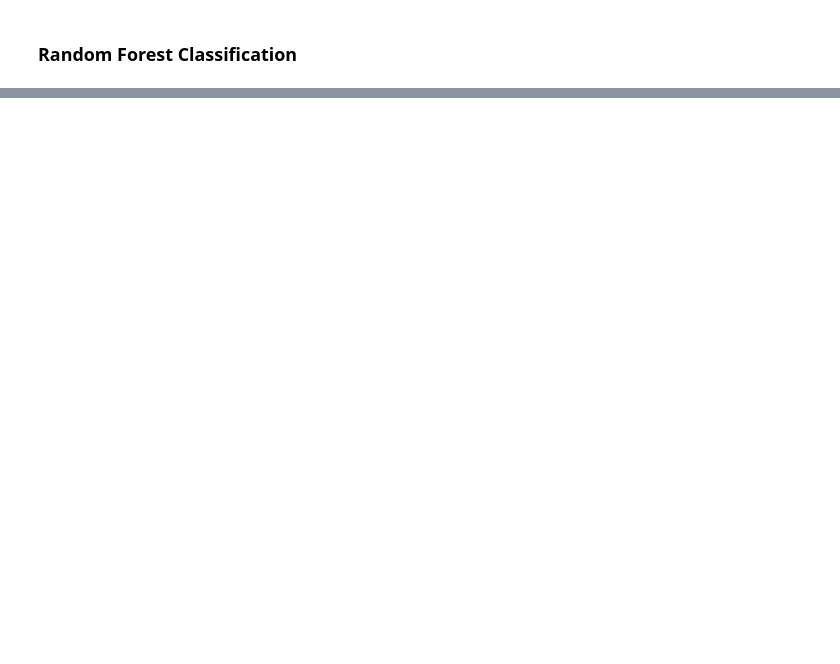
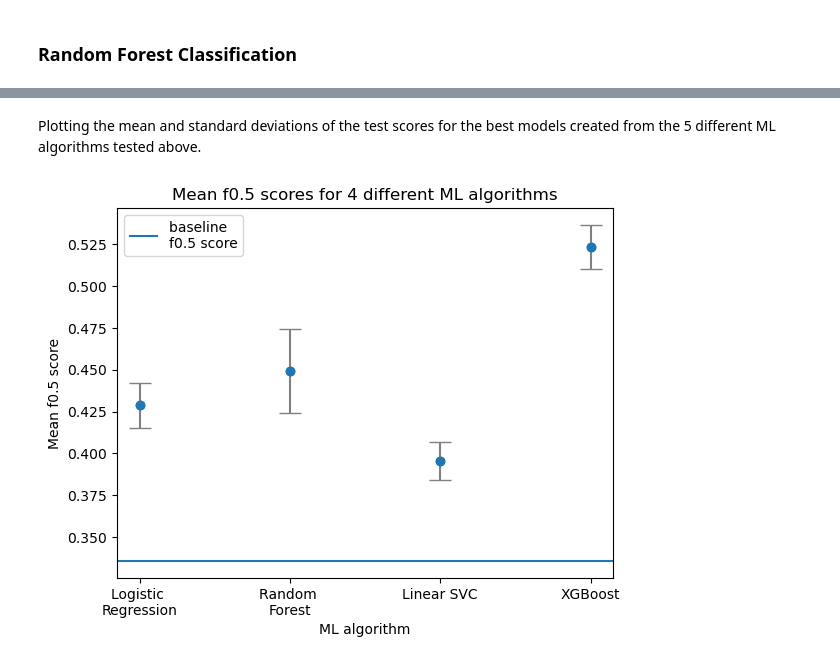
Before and after one commit to lross4/data1030_project, a Jupyter notebook: src/kidney_transplant_project.ipynb, the cells around one changed output, grey strips where cells are left out. Cells and saved outputs as stored; diff of their text form; code cells hidden in the pictures; blank space fills up the shorter version.

```diff
--- a/src/kidney_transplant_project.ipynb
+++ b/src/kidney_transplant_project.ipynb
@@ -1072,0 +1601,20 @@ def MLpipe_acc_f_beta(X,y,preprocessor,ml_algo,param_grid):
+# %%
+# OUTPUT: best_models_xgb, test_accuracies_xgb, test_f1_xgb, test_fpt5_xgb, test_sets_xgb, baseline_fpt5_xgb, baseline_accs_xgb
+
+mean_xgb_f5 = np.mean(test_fpt5_xgb)
+print('Mean XGB f0.5 score:',mean_xgb_f5)
+std_xgb_f5 = np.std(test_fpt5_xgb)
+print('STD XGB f0.5 score:',std_xgb_f5)
+baseline_mean_xgb_f5 = np.mean(baseline_fpt5_xgb)
+print('Mean XGB BASELINE f0.5 score:',baseline_mean_xgb_f5)
+baseline_std_xgb_f5 = np.std(baseline_fpt5_xgb)
+print('STD XGB BASELINE f0.5 score:',baseline_std_xgb_f5)
+
+mean_xgb_acc = np.mean(test_accuracies_xgb)
+print('Mean XGB accuracy score:',mean_xgb_acc)
+std_xgb_acc = np.std(test_accuracies_xgb)
+print('STD XGB accuracy score:',std_xgb_acc)
+baseline_mean_xgb_acc = np.mean(baseline_accs_xgb)
+print('Mean XGB BASELINE accuracy score:',baseline_mean_xgb_acc)
+baseline_std_xgb_acc = np.std(baseline_accs_xgb)
+print('STD XGB BASELINE accuracy score:',baseline_std_xgb_acc)
@@ -1072,0 +1639,26 @@ def MLpipe_acc_f_beta(X,y,preprocessor,ml_algo,param_grid):
+# %% [markdown]
+Plotting the mean and standard deviations of the test scores for the best models created from the 5 different ML algorithms tested above.
+# %%
+# see ps7 for plotting code
+
+all_mean_f5s = [mean_lr_f5,mean_rf_f5,mean_svc_f5,mean_xgb_f5]
+all_std_f5s = [std_lr_f5,std_rf_f5,std_svc_f5,std_xgb_f5]
+labels = ['Logistic \nRegression','Random \nForest',
+          'Linear SVC','XGBoost']
+
+baseline_f5_score_avg = np.mean([baseline_mean_lr_f5,
+                                 baseline_mean_rf_f5,
+                                 baseline_mean_svc_f5,
+                                 baseline_mean_xgb_f5])
+
+plt.scatter(labels,all_mean_f5s)
+plt.errorbar(labels,all_mean_f5s,yerr=all_std_f5s,fmt='o',ecolor='grey',capsize=8)
+plt.axhline(baseline_f5_score_avg,label='baseline \nf0.5 score')
+plt.ylabel('Mean f0.5 score')
+plt.xlabel('ML algorithm')
+plt.title('Mean f0.5 scores for 4 different ML algorithms')
+plt.legend()
+plt.savefig('../figures/mean_std_f5_all_models.png',dpi=300)
+plt.show()
+# %% [output]
+[figure, added]
```
Also changed, not shown: parts of 108 cells of this notebook, 17 other files.
